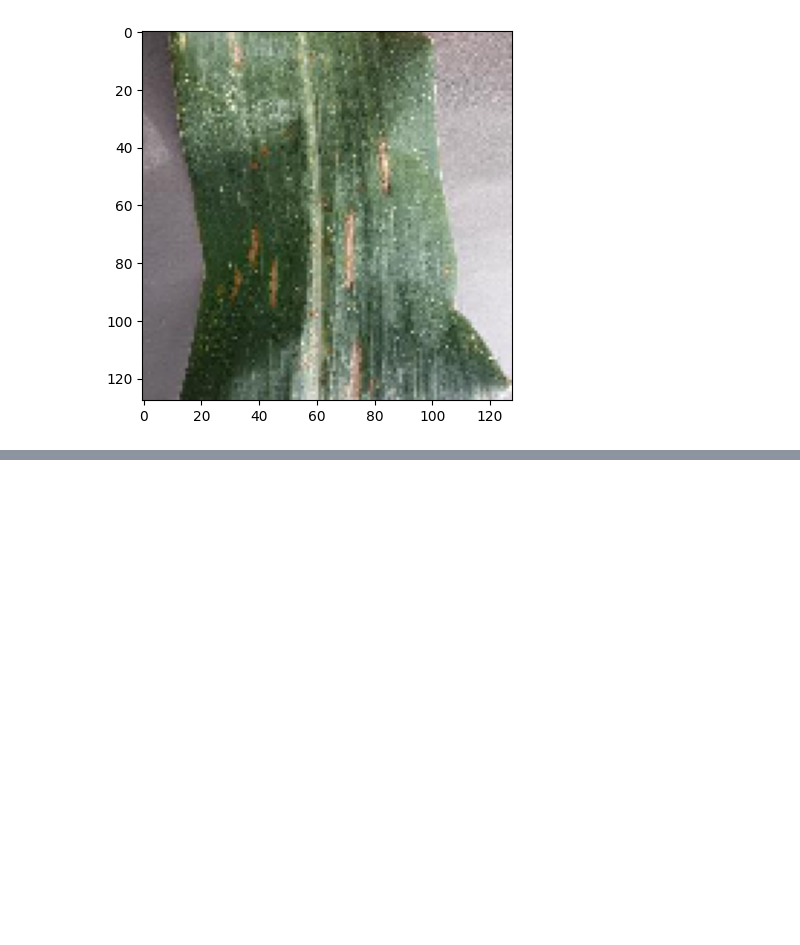
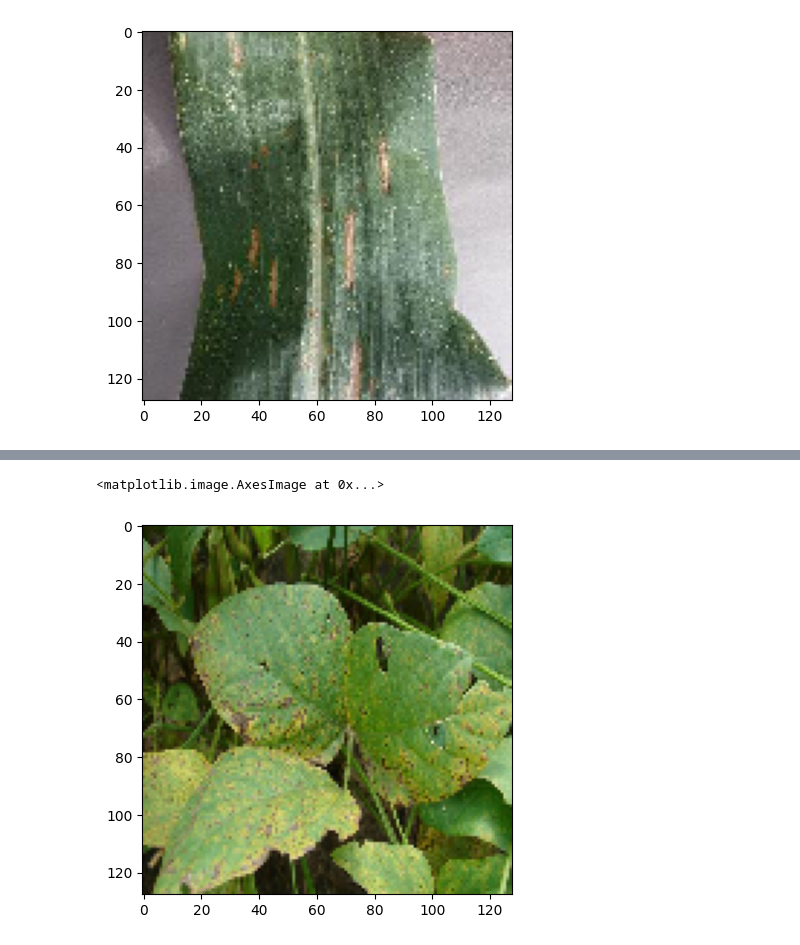
Before and after one commit to Trrunghau/AI, a Jupyter notebook: plant_disease.ipynb, the cells around one changed output, grey strips where cells are left out. Saved outputs shown, nothing was run; the diff lists cells and outputs as text; code cells hidden in the pictures; blank space fills up the shorter version.

```diff
--- a/plant_disease.ipynb
+++ b/plant_disease.ipynb
@@ -137,3 +137,14 @@ plt.imshow(testImage)
 Predicted:  Corn_Gray_Leaf_Spot
 <matplotlib.image.AxesImage at 0x...>
 [figure]
+# %%
+## lay model tu google drive va tien hanh nhan dien
+model = load_model('/content/drive/MyDrive/Colab Notebooks/modelfinalK3.h5')
+name_foods=['ngô gỉ sắt', 'ngô đốm lá', 'ngô khỏe mạnh', 'đậu khỏe mạnh', 'đậu đốm lá', 'đậu gỉ sắt']
+filePath = '/content/5470099.jpg'
+testImage = load_img(filePath, color_mode = 'rgb', target_size=(128,128))
+arrayImage = img_to_array(testImage).reshape(1,128,128,3)/255
+pred = int(np.argmax(model.predict(arrayImage)))
+print("Predicted: ", name_foods[pred])
+plt.imshow(testImage)
+# %% [output]
@@ -139,0 +153,2 @@ Predicted:  Corn_Gray_Leaf_Spot
+<matplotlib.image.AxesImage at 0x...>
+[figure, added]
```
Also changed, not shown: parts of 2 cells of this notebook.
